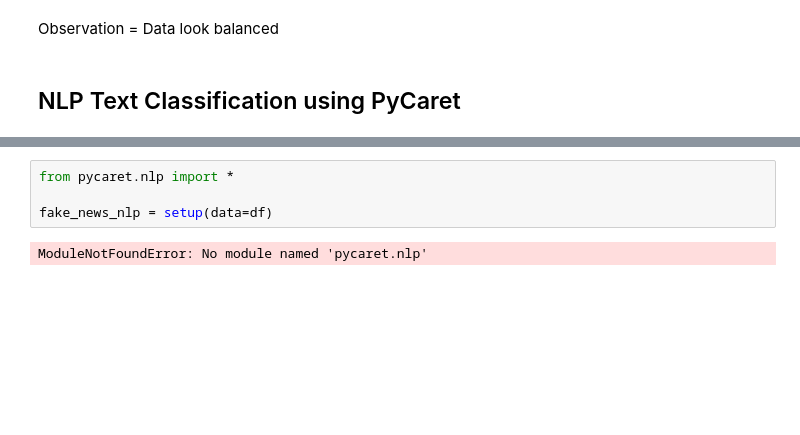
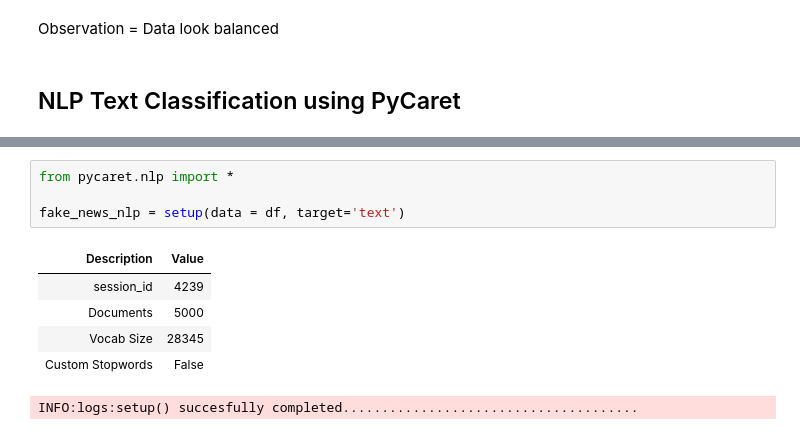
Before and after one commit to MuhammadNurilHuda/NLP-Project-and-Documentation, a Jupyter notebook: NLP Text Classification basic.ipynb, the cells around one changed output, grey strips where cells are left out. Drawn from its saved outputs; the diff is of its cells as text; blank space fills up the shorter version.

```diff
--- a/NLP Text Classification basic.ipynb
+++ b/NLP Text Classification basic.ipynb
@@ -187,6 +221,11 @@ Requirement already satisfied: pycparser in d:\work\documentation\nlp\.venv\lib\
 # %%
 from pycaret.nlp import *
 
-fake_news_nlp = setup(data=df)
+fake_news_nlp = setup(data = df, target='text')
 # %% [output]
+| Description | Value |
+| session_id | 4239 |
+| Documents | 5000 |
+| Vocab Size | 28345 |
+| Custom Stopwords | False |
-ModuleNotFoundError: No module named 'pycaret.nlp'
+INFO:logs:setup() succesfully completed......................................
```
Also changed, not shown: parts of 29 cells of this notebook, 2 other files.
